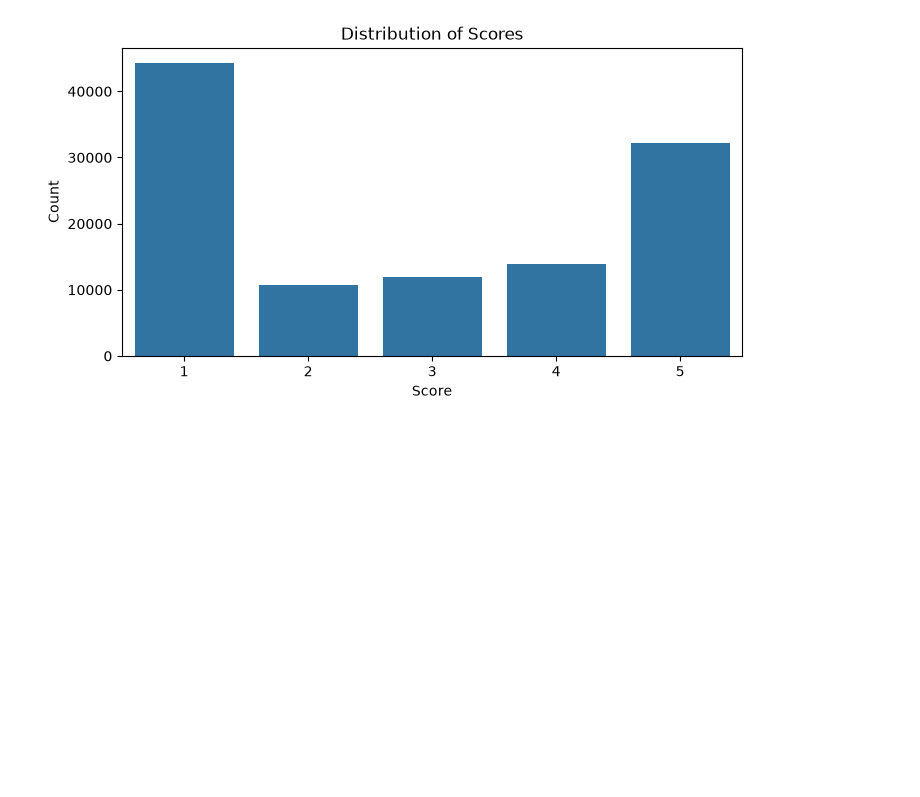
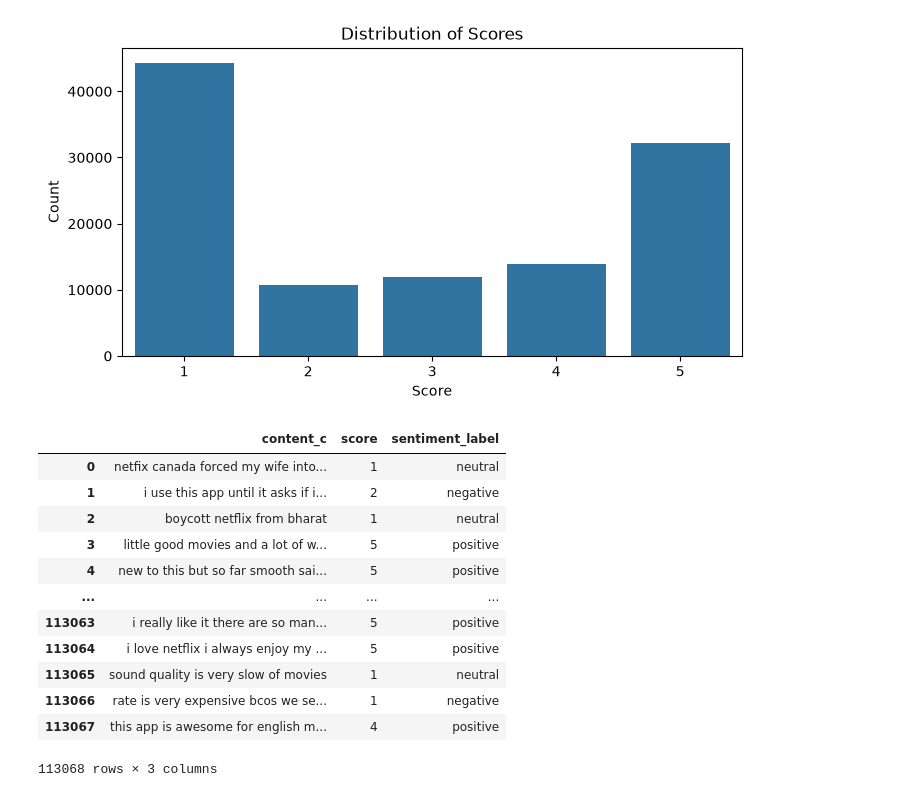
Before and after one commit to fiacredev/netflix-reviews, a Jupyter notebook: netflix.ipynb, the cells around one changed output. Drawn from its saved outputs; the diff is of its cells as text; code cells hidden in the pictures; blank space fills up the shorter version.

Commit message:
feat(notebook): preview the sentiment labels of every review

```diff
--- a/netflix.ipynb
+++ b/netflix.ipynb
@@ -121,3 +121,19 @@ def get_sentiment(text):
 # %%
 df['sentiment'] = df['content_c'].apply(get_sentiment)
 df['sentiment_label'] = df['sentiment'].apply(lambda x: 'positive' if x > 0.1 else ('negative' if x < -0.1 else 'neutral'))
+# %%
+df[['content_c', 'score', 'sentiment_label']]
+# %% [output]
+|  | content_c | score | sentiment_label |
+| 0 | netfix canada forced my wife into... | 1 | neutral |
+| 1 | i use this app until it asks if i... | 2 | negative |
+| 2 | boycott netflix from bharat | 1 | neutral |
+| 3 | little good movies and a lot of w... | 5 | positive |
+| 4 | new to this but so far smooth sai... | 5 | positive |
+| ... | ... | ... | ... |
+| 113063 | i really like it there are so man... | 5 | positive |
+| 113064 | i love netflix i always enjoy my ... | 5 | positive |
+| 113065 | sound quality is very slow of movies | 1 | neutral |
+| 113066 | rate is very expensive bcos we se... | 1 | negative |
+| 113067 | this app is awesome for english m... | 4 | positive |
+113068 rows × 3 columns
```
